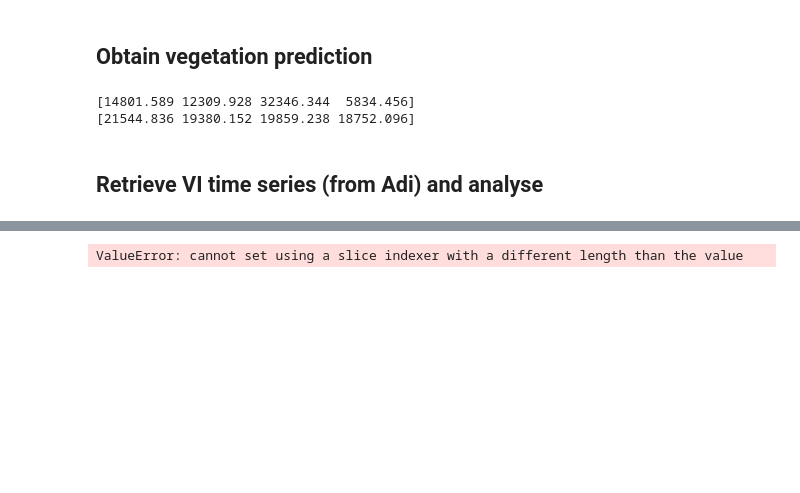
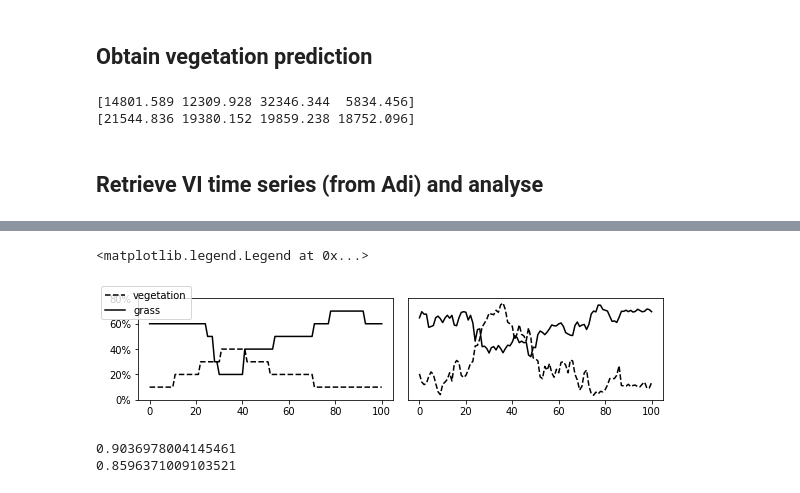
Before and after one commit to Andrewwango/vegetation-segmentation, a Jupyter notebook: vegetation-segmentation/analysis.ipynb, the cells around one changed output, grey strips where cells are left out. Cells and saved outputs as stored; diff of their text form; code cells hidden in the pictures; blank space fills up the shorter version.

```diff
--- a/vegetation-segmentation/analysis.ipynb
+++ b/vegetation-segmentation/analysis.ipynb
@@ -138,2 +130,2 @@ ground_truths
 # %%
-test_df = pd.DataFrame(index_dict)
+index_preds = pd.DataFrame(index_dict)
@@ -149,5 +131,0 @@ def scale(x, a, b):
-# %%
-test_df['grass'] = scale(test_df['grass'], 0.5, 0.2)
-test_df['vegetation'] = scale(test_df['vegetation'], 0.3, 0.1)
-# %% [output]
-ValueError: cannot set using a slice indexer with a different length than the value
@@ -155,0 +132,21 @@ test_df.to_csv("data/freiburg/test/test_labels.csv")
+# %%
+fig, axs = plt.subplots(1,2,figsize=(8,2))
+axs[0].plot(ground_truths['vegetation'], 'k--', label='vegetation')
+axs[0].plot(ground_truths['grass'], 'k',label='grass')
+axs[0].yaxis.set_major_formatter(mtick.PercentFormatter(1.0))
+axs[0].set_yticks(np.arange(0,1,0.2))
+axs[1].plot(index_preds['vegetation'], 'k--')
+axs[1].plot(index_preds['grass'], 'k')
+axs[1].set_yticks([])
+fig.tight_layout()
+fig.legend(loc='upper left')
+#axs[1].ticklabel_format(axis='y', style='sci', scilimits=(0,0))
+# %% [output]
+<matplotlib.legend.Legend at 0x...>
+[figure, added]
+# %%
+print(score(ground_truths['vegetation'], index_preds['vegetation']))
+print(score(ground_truths['grass'], index_preds['grass']))
+# %% [output]
+0.9036978004145461
+0.8596371009103521
```
Also changed, not shown: parts of 9 cells of this notebook, 4 other files.
